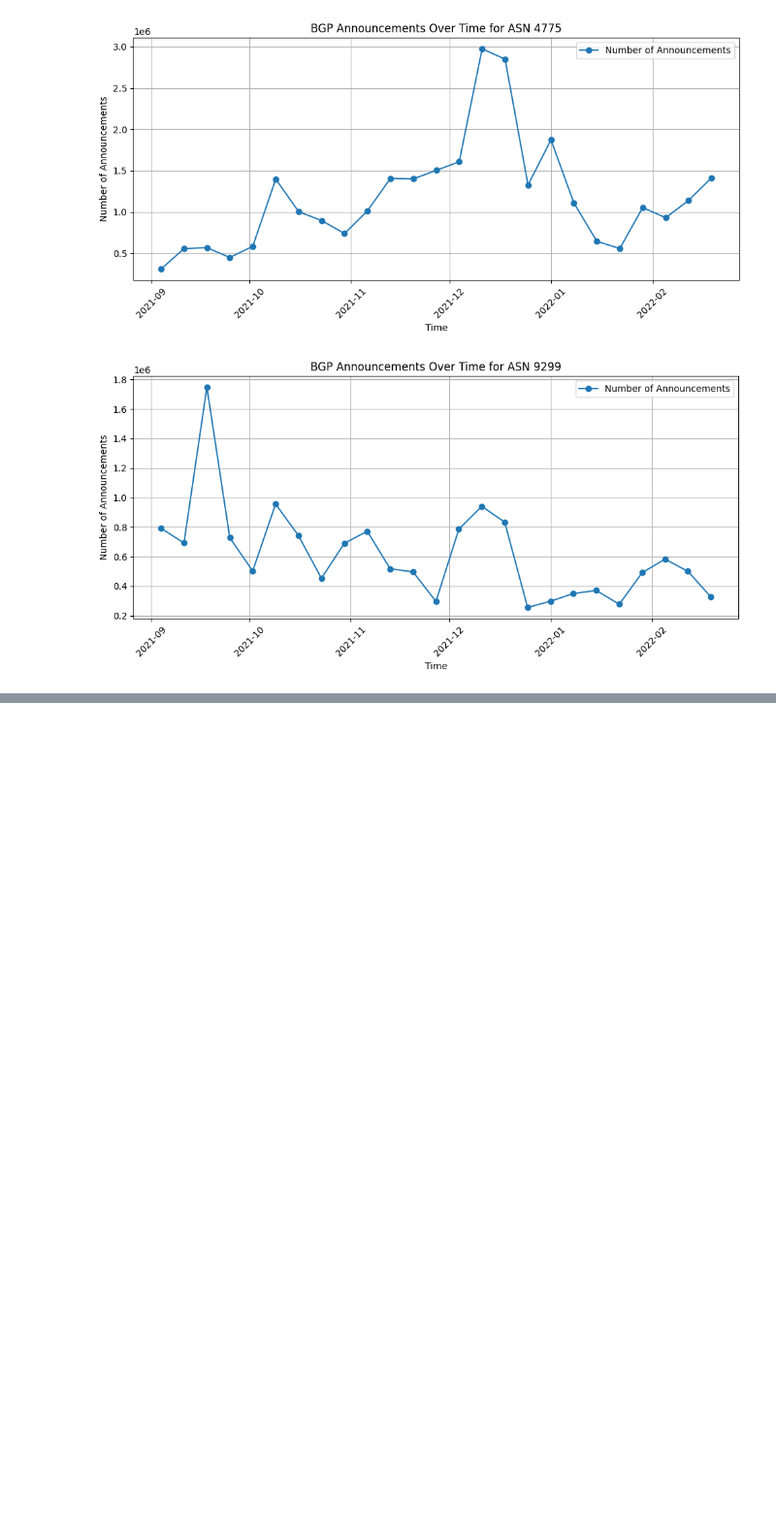
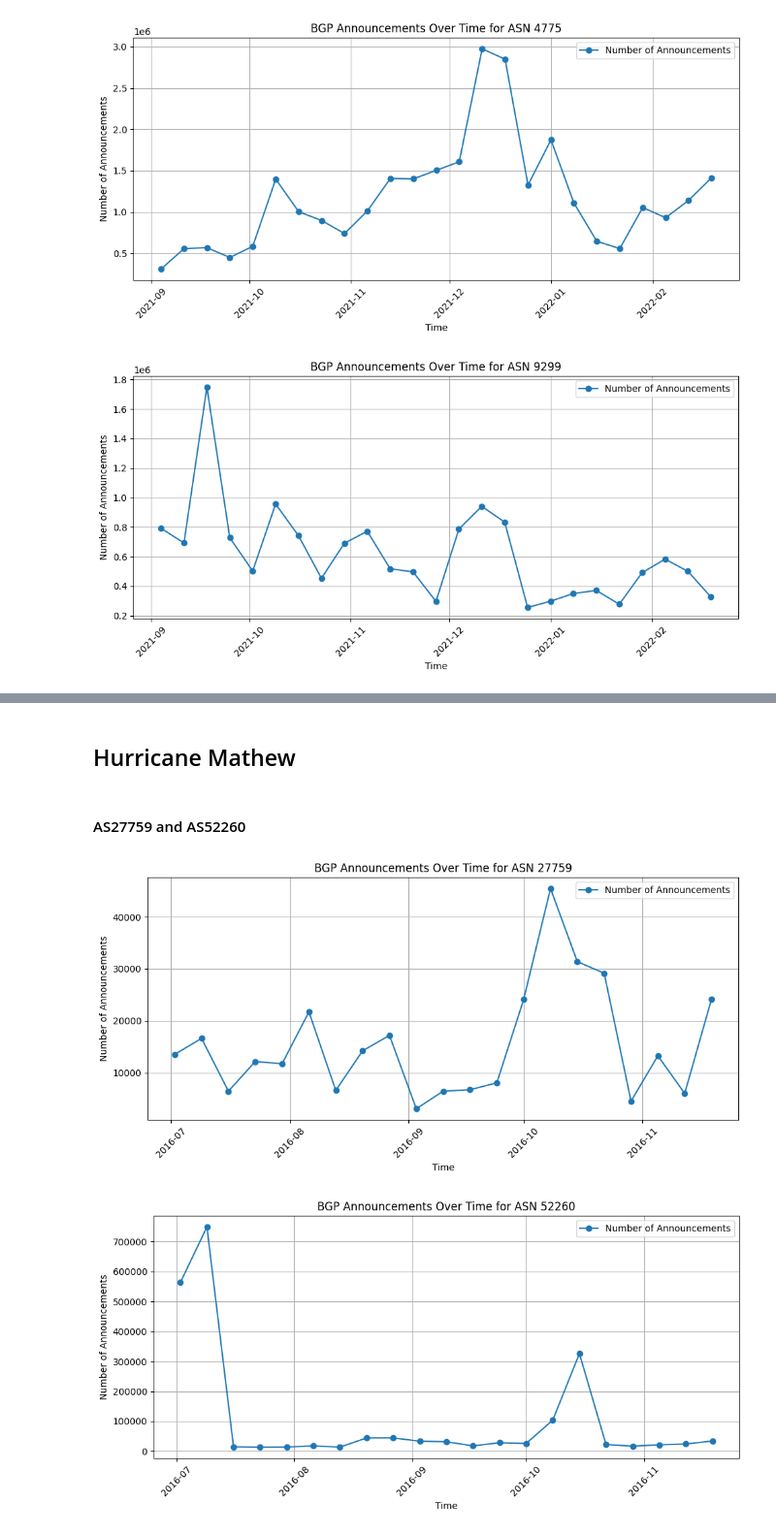
Before and after one commit to soddi1/Flooding, a Jupyter notebook: 10 disasters/accounements_data.ipynb, the cells around one changed output, grey strips where cells are left out. Shown at 97% size. Saved outputs shown, nothing was run; the diff lists cells and outputs as text; code cells hidden in the pictures; blank space fills up the shorter version.

```diff
--- a/10 disasters/accounements_data.ipynb
+++ b/10 disasters/accounements_data.ipynb
@@ -71,0 +97,12 @@ plot_bgp_updates(asns, start_date, end_date)
+# %% [markdown]
+## Hurricane Mathew
+# %% [markdown]
+#### AS27759 and AS52260
+# %%
+asns = [27759, 52260]
+start_date = '2016-07-01'
+end_date = '2016-12-01'
+plot_bgp_updates(asns, start_date, end_date)
+# %% [output]
+[figure, added]
+[figure, added]
```
Also changed, not shown: parts of 28 cells of this notebook.
